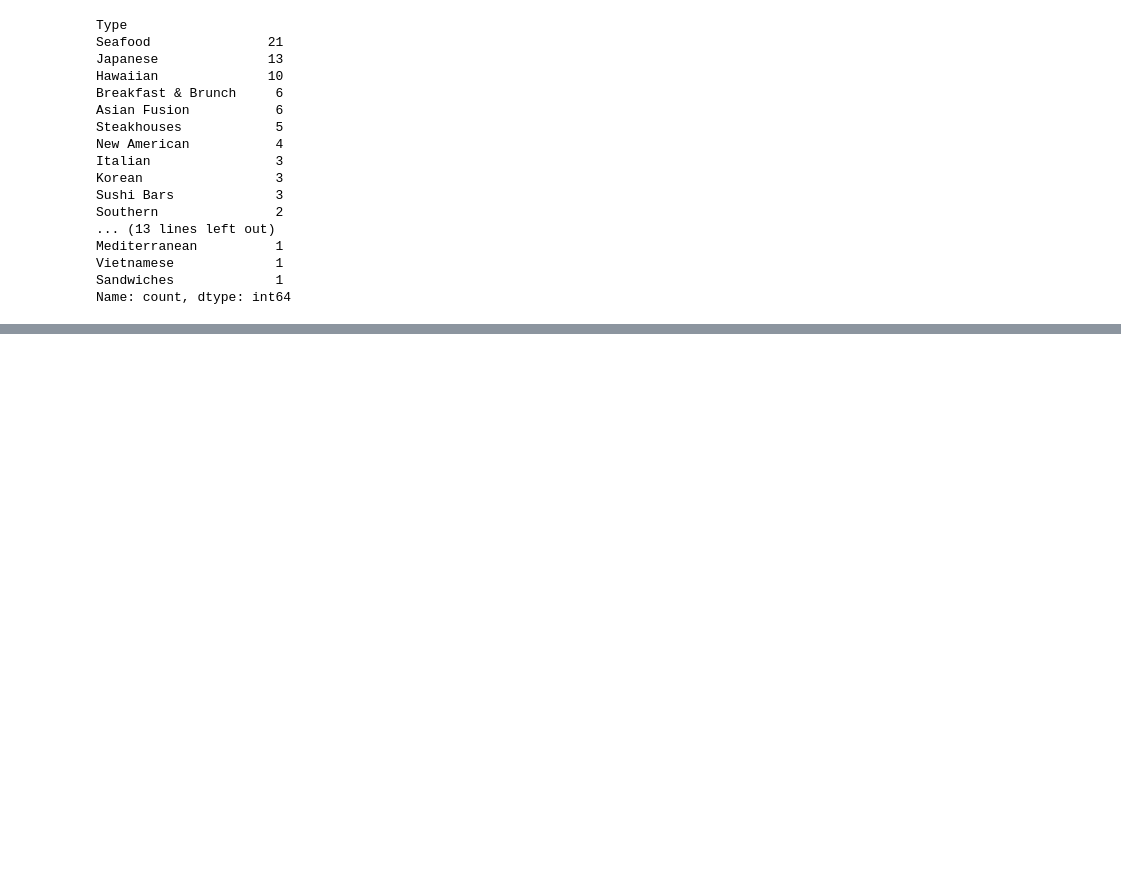
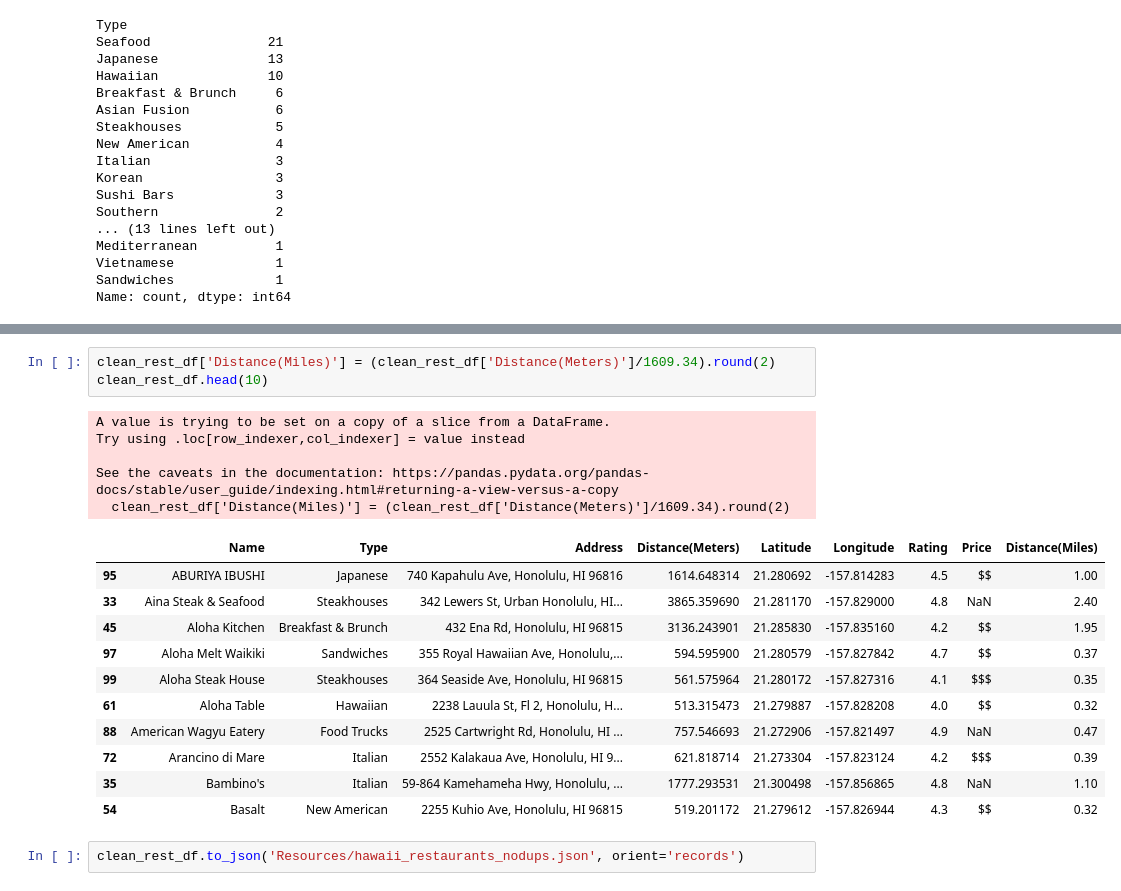
Before and after one commit to messymessina29/Hawaii_Tour_Guide_Project, a Jupyter notebook: Andrew/hawaii_restaurants_hotels.ipynb, the cells around one changed output, grey strips where cells are left out. Cells and saved outputs as stored; diff of their text form; blank space fills up the shorter version.

```diff
--- a/Andrew/hawaii_restaurants_hotels.ipynb
+++ b/Andrew/hawaii_restaurants_hotels.ipynb
@@ -255,0 +292,22 @@ Name: count, dtype: int64
+# %%
+clean_rest_df['Distance(Miles)'] = (clean_rest_df['Distance(Meters)']/1609.34).round(2)
+clean_rest_df.head(10)
+# %% [output]
+A value is trying to be set on a copy of a slice from a DataFrame.
+Try using .loc[row_indexer,col_indexer] = value instead
+
+See the caveats in the documentation: https://pandas.pydata.org/pandas-docs/stable/user_guide/indexing.html#returning-a-view-versus-a-copy
+  clean_rest_df['Distance(Miles)'] = (clean_rest_df['Distance(Meters)']/1609.34).round(2)
+|  | Name | Type | Address | Distance(Meters) | Latitude | Longitude | Rating | Price | Distance(Miles) |
+| 95 | ABURIYA IBUSHI | Japanese | 740 Kapahulu Ave, Honolulu, HI 96816 | 1614.648314 | 21.280692 | -157.814283 | 4.5 | $$ | 1.00 |
+| 33 | Aina Steak & Seafood | Steakhouses | 342 Lewers St, Urban Honolulu, HI... | 3865.359690 | 21.281170 | -157.829000 | 4.8 | NaN | 2.40 |
+| 45 | Aloha Kitchen | Breakfast & Brunch | 432 Ena Rd, Honolulu, HI 96815 | 3136.243901 | 21.285830 | -157.835160 | 4.2 | $$ | 1.95 |
+| 97 | Aloha Melt Waikiki | Sandwiches | 355 Royal Hawaiian Ave, Honolulu,... | 594.595900 | 21.280579 | -157.827842 | 4.7 | $$ | 0.37 |
+| 99 | Aloha Steak House | Steakhouses | 364 Seaside Ave, Honolulu, HI 96815 | 561.575964 | 21.280172 | -157.827316 | 4.1 | $$$ | 0.35 |
+| 61 | Aloha Table | Hawaiian | 2238 Lauula St, Fl 2, Honolulu, H... | 513.315473 | 21.279887 | -157.828208 | 4.0 | $$ | 0.32 |
+| 88 | American Wagyu Eatery | Food Trucks | 2525 Cartwright Rd, Honolulu, HI ... | 757.546693 | 21.272906 | -157.821497 | 4.9 | NaN | 0.47 |
+| 72 | Arancino di Mare | Italian | 2552 Kalakaua Ave, Honolulu, HI 9... | 621.818714 | 21.273304 | -157.823124 | 4.2 | $$$ | 0.39 |
+| 35 | Bambino's | Italian | 59-864 Kamehameha Hwy, Honolulu, ... | 1777.293531 | 21.300498 | -157.856865 | 4.8 | NaN | 1.10 |
+| 54 | Basalt | New American | 2255 Kuhio Ave, Honolulu, HI 96815 | 519.201172 | 21.279612 | -157.826944 | 4.3 | $$ | 0.32 |
+# %%
+clean_rest_df.to_json('Resources/hawaii_restaurants_nodups.json', orient='records')
```
Also changed, not shown: parts of 2 cells of this notebook, 3 other files.
